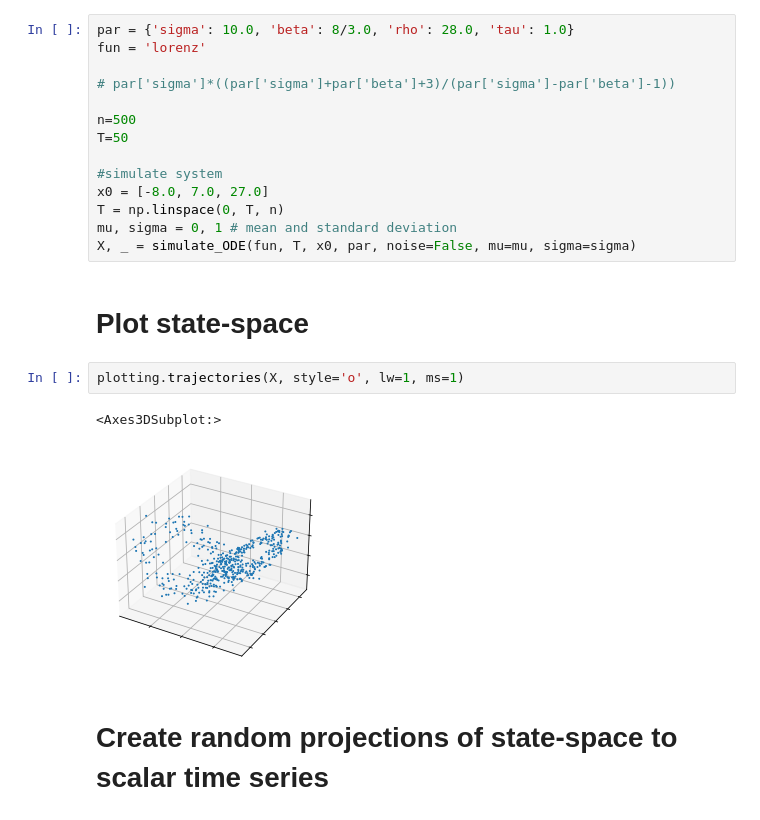
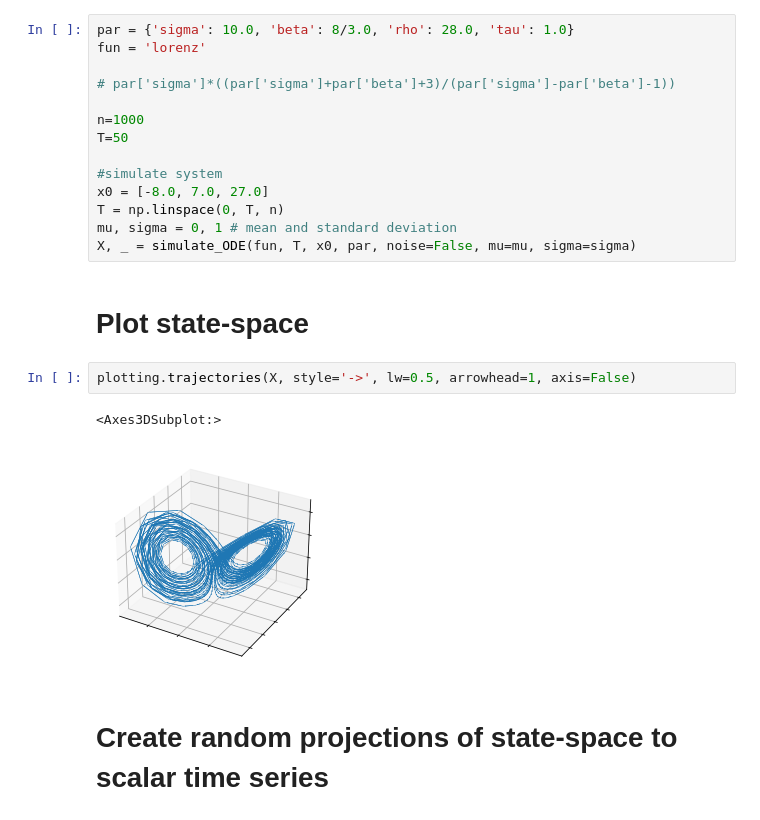
Before and after one commit to agosztolai/MARBLE, a Jupyter notebook: examples/multi_view_embeddings.ipynb, the cells around one changed output. Saved outputs shown, nothing was run; the diff lists cells and outputs as text.

```diff
--- a/examples/multi_view_embeddings.ipynb
+++ b/examples/multi_view_embeddings.ipynb
@@ -18,7 +19,7 @@ fun = 'lorenz'
 
 # par['sigma']*((par['sigma']+par['beta']+3)/(par['sigma']-par['beta']-1))
 
-n=500
+n=1000
 T=50
 
 #simulate system
@@ -29,10 +30,10 @@ X, _ = simulate_ODE(fun, T, x0, par, noise=False, mu=mu, sigma=sigma)
 # %% [markdown]
 # Plot state-space
 # %%
-plotting.trajectories(X, style='o', lw=1, ms=1)
+plotting.trajectories(X, style='->', lw=0.5, arrowhead=1, axis=False)
 # %% [output]
 <Axes3DSubplot:>
-[figure, old version]
+[figure, new version]
 # %% [markdown]
 # Create random projections of state-space to scalar time series
 # %%
```
Also changed, not shown: parts of 7 cells of this notebook, 11 other files.
